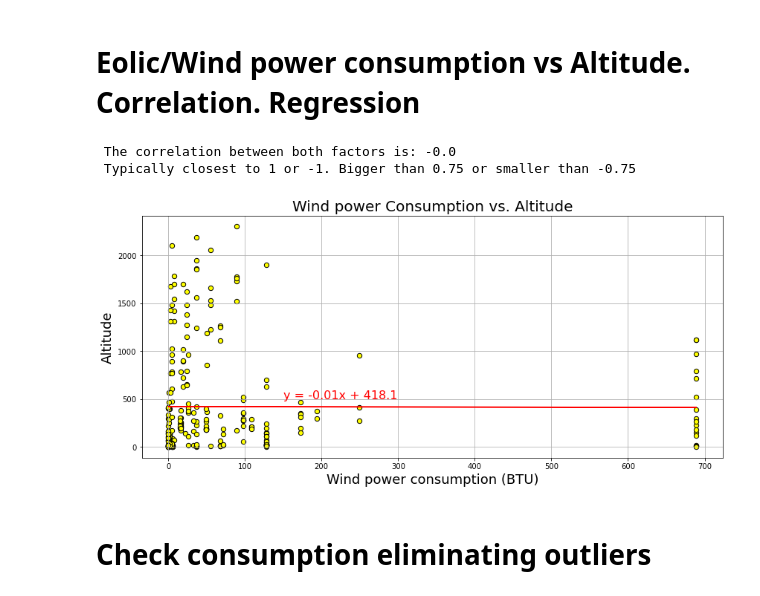
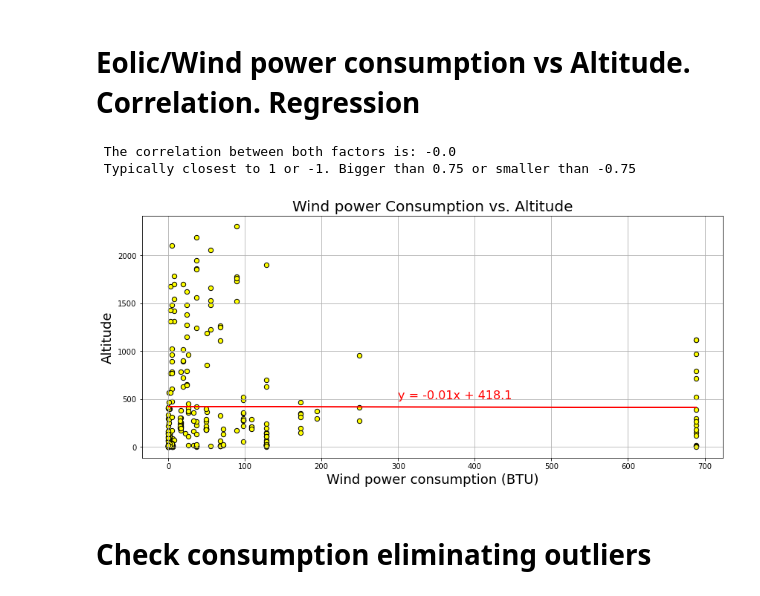
Before and after one commit to domaica/group4_project1, a Jupyter notebook: group4_project1_solution/2_ANALYSIS_solar_wind_hydro.ipynb, the cells around one changed output. Drawn from its saved outputs; the diff is of its cells as text; code cells hidden in the pictures.

```diff
--- a/group4_project1_solution/2_ANALYSIS_solar_wind_hydro.ipynb
+++ b/group4_project1_solution/2_ANALYSIS_solar_wind_hydro.ipynb
@@ -605,35 +605,35 @@ plt.scatter(wind_cons, altitude,
             s=40,                            # bigger size of markers
             color="yellow",
             edgecolors='black')              # to get better contrast, I outline dots in black
 
 
 # plot linear regression with variables
 plt.plot(wind_cons,regress_values,"r-")
 
 # Show formula for linear regression
-plt.annotate(line_eq,(150,500),              # position of line formula within x, y values in graph
+plt.annotate(line_eq,(300,500),              # position of line formula within x, y values in graph
              fontsize=16,
              color="red")
 
 
 # Titles of whole plot, x and y axis labels
 plt.title("Wind power Consumption vs. Altitude", fontsize=20)
 plt.ylabel("Altitude", fontsize=18)
 plt.xlabel("Wind power consumption (BTU)", fontsize=18)
 plt.grid(True)                 # Adding grid for reference
 
 # Save the figure
 plt.savefig("figures/wind_cons_vs_altitude.png")
 
 print(f" The correlation between both factors is: {round(correlation[0],2)}")
 print(" Typically closest to 1 or -1. Bigger than 0.75 or smaller than -0.75")
 
 # Show plot
 plt.show()
 # %% [output]
  The correlation between both factors is: -0.0
  Typically closest to 1 or -1. Bigger than 0.75 or smaller than -0.75
-[figure, old version]
+[figure, new version]
 # %% [markdown]
 # Check consumption eliminating outliers
 # %%
```
Also changed, not shown: 5 other files.
